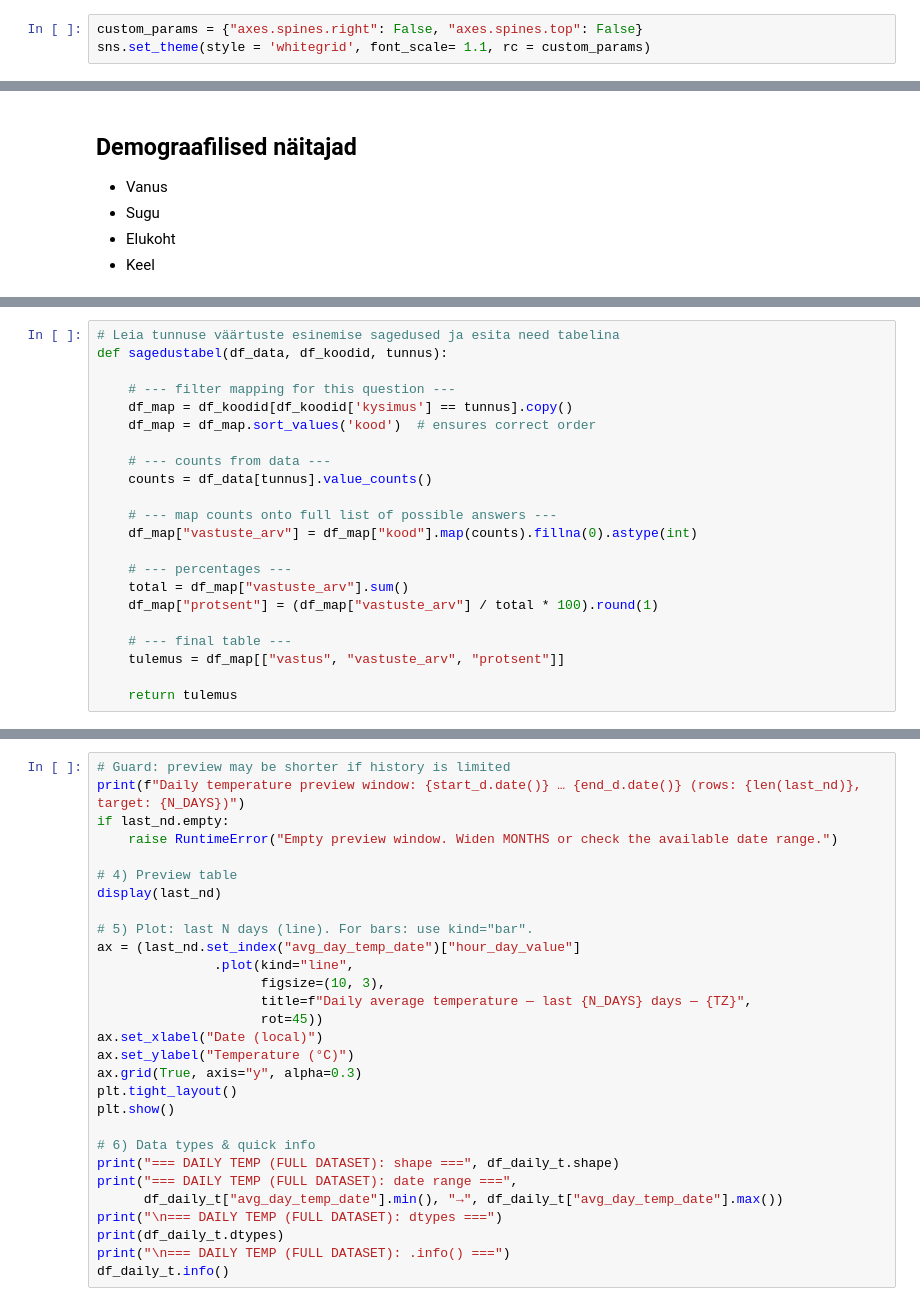
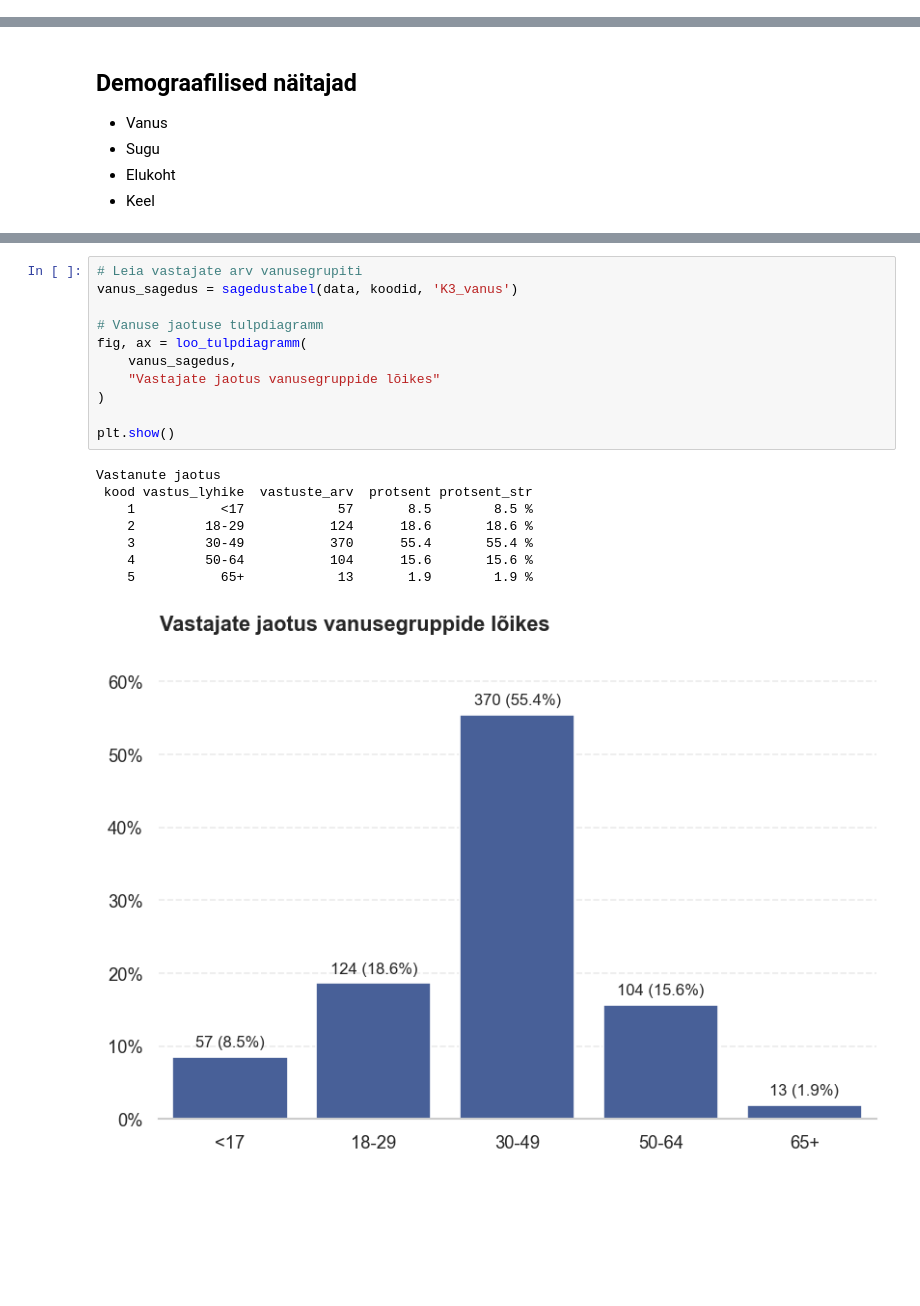
Before and after one commit to erinvainsalu/FRE_analyys, a Jupyter notebook: fre_eksploratiivne_analyys.ipynb, the cells around one changed output, grey strips where cells are left out. Cells and saved outputs as stored; diff of their text form; blank space fills up the shorter version.

```diff
--- a/fre_eksploratiivne_analyys.ipynb
+++ b/fre_eksploratiivne_analyys.ipynb
@@ -8,4 +9 @@ import matplotlib.pyplot as plt
 import seaborn as sns
-# %%
-custom_params = {"axes.spines.right": False, "axes.spines.top": False}
-sns.set_theme(style = 'whitegrid', font_scale= 1.1, rc = custom_params)
@@ -85,22 +431,0 @@ def sagedustabel_v2(df, veerg):
-# %%
-# Leia tunnuse väärtuste esinemise sagedused ja esita need tabelina
-def sagedustabel(df_data, df_koodid, tunnus):
-
-    # --- filter mapping for this question ---
-    df_map = df_koodid[df_koodid['kysimus'] == tunnus].copy()
-    df_map = df_map.sort_values('kood')  # ensures correct order
-
-    # --- counts from data ---
-    counts = df_data[tunnus].value_counts()
-
-    # --- map counts onto full list of possible answers ---
-    df_map["vastuste_arv"] = df_map["kood"].map(counts).fillna(0).astype(int)
-
-    # --- percentages ---
-    total = df_map["vastuste_arv"].sum()
-    df_map["protsent"] = (df_map["vastuste_arv"] / total * 100).round(1)
-
-    # --- final table ---
-    tulemus = df_map[["vastus", "vastuste_arv", "protsent"]]
-
-    return tulemus
@@ -806,29 +432,20 @@ This structure respects the measurement level of each variable type while provid
-# %%
-# Guard: preview may be shorter if history is limited
-print(f"Daily temperature preview window: {start_d.date()} … {end_d.date()} (rows: {len(last_nd)}, target: {N_DAYS})")
-if last_nd.empty:
-    raise RuntimeError("Empty preview window. Widen MONTHS or check the available date range.")
-
-# 4) Preview table
-display(last_nd)
-
-# 5) Plot: last N days (line). For bars: use kind="bar".
-ax = (last_nd.set_index("avg_day_temp_date")["hour_day_value"]
-               .plot(kind="line",
-                     figsize=(10, 3),
-                     title=f"Daily average temperature — last {N_DAYS} days — {TZ}",
-                     rot=45))
-ax.set_xlabel("Date (local)")
-ax.set_ylabel("Temperature (°C)")
-ax.grid(True, axis="y", alpha=0.3)
-plt.tight_layout()
-plt.show()
-
-# 6) Data types & quick info
-print("=== DAILY TEMP (FULL DATASET): shape ===", df_daily_t.shape)
-print("=== DAILY TEMP (FULL DATASET): date range ===",
-      df_daily_t["avg_day_temp_date"].min(), "→", df_daily_t["avg_day_temp_date"].max())
-print("\n=== DAILY TEMP (FULL DATASET): dtypes ===")
-print(df_daily_t.dtypes)
-print("\n=== DAILY TEMP (FULL DATASET): .info() ===")
-df_daily_t.info()
+# %%
+# Leia vastajate arv vanusegrupiti
+vanus_sagedus = sagedustabel(data, koodid, 'K3_vanus')
+
+# Vanuse jaotuse tulpdiagramm
+fig, ax = loo_tulpdiagramm(
+    vanus_sagedus,
+    "Vastajate jaotus vanusegruppide lõikes"
+)
+
+plt.show()
+# %% [output]
+Vastanute jaotus
+ kood vastus_lyhike  vastuste_arv  protsent protsent_str
+    1           <17            57       8.5        8.5 %
+    2         18-29           124      18.6       18.6 %
+    3         30-49           370      55.4       55.4 %
+    4         50-64           104      15.6       15.6 %
+    5           65+            13       1.9        1.9 %
+[figure, added]
```
Also changed, not shown: parts of 83 cells of this notebook, 6 other files.
